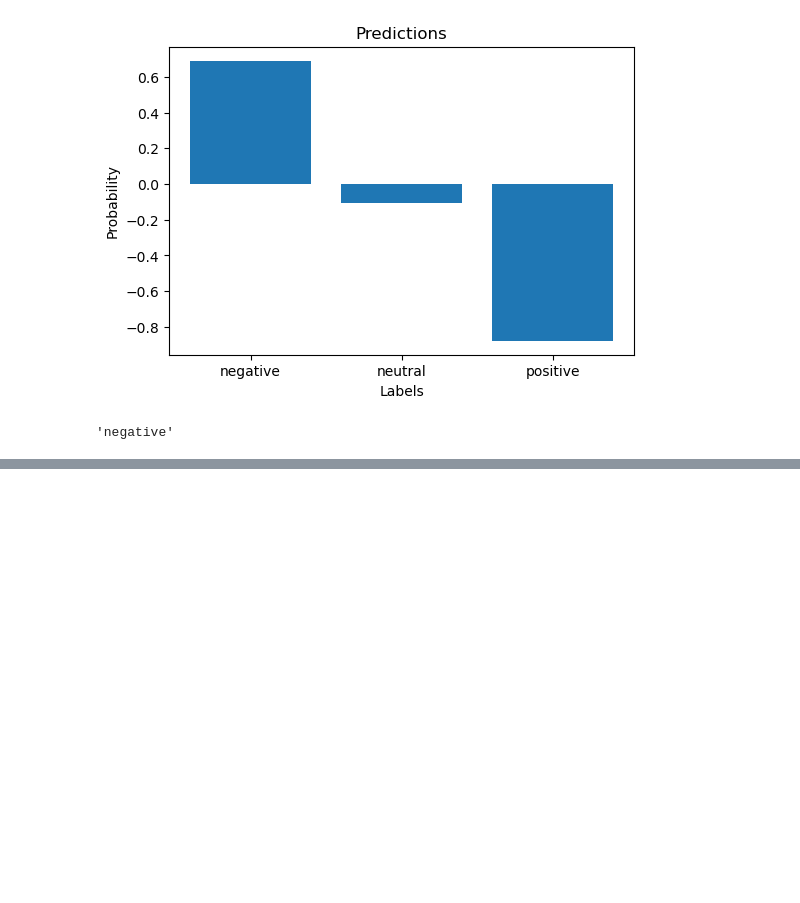
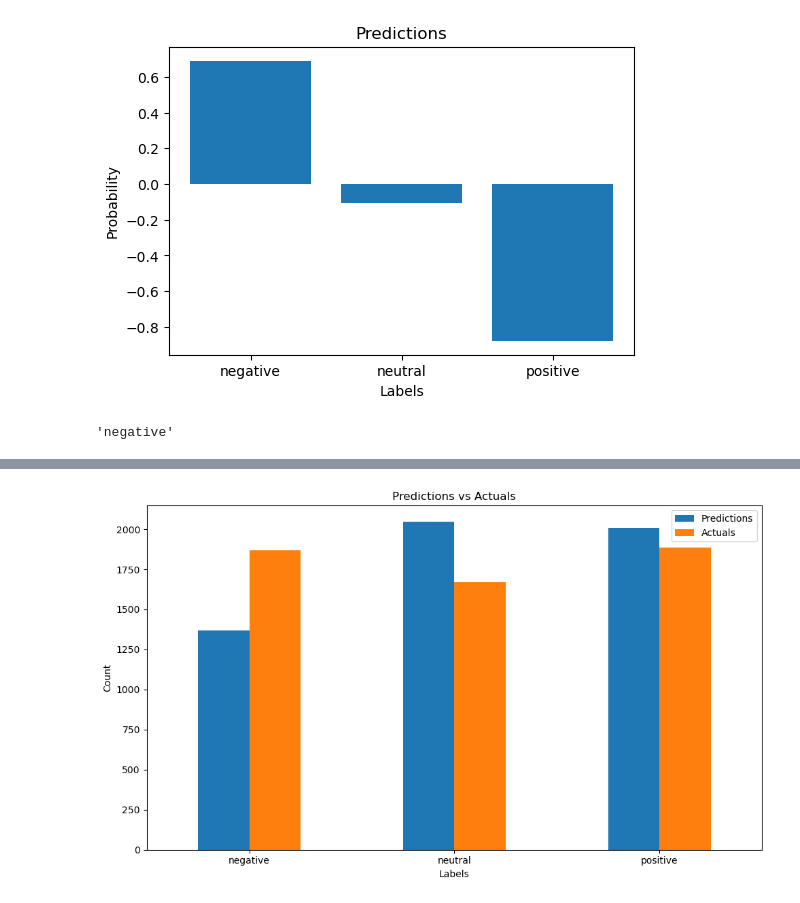
Before and after one commit to jbeno/sentiment, a Jupyter notebook: test.ipynb, the cells around one changed output, grey strips where cells are left out. Saved outputs shown, nothing was run; the diff lists cells and outputs as text; code cells hidden in the pictures; blank space fills up the shorter version.

```diff
--- a/test.ipynb
+++ b/test.ipynb
@@ -387,3 +416,5 @@ classify_text("The pizza was so bland.", plot=True)
 # %% [output]
 [figure]
 'negative'
+# %%
+merged_preds = pd.read_csv('saves/predictions_20240813-062055.csv', index_col=None)
@@ -390,3 +430,21 @@ classify_text("The pizza was so bland.", plot=True)
+# %%
+# Count the occurrences of each unique value in the 'preds_labels' and 'y_dev' columns
+merged_prediction_counts = merged_preds['preds_labels'].value_counts()
+merged_actual_counts = merged_preds['y_dev'].value_counts()
+
+# Combine the counts into a single DataFrame
+merged_comparison_df = pd.DataFrame({'Predictions': merged_prediction_counts, 'Actuals': merged_actual_counts}).fillna(0)
+
+# Plot the combined DataFrame using a bar chart
+merged_comparison_df.plot(kind='bar', figsize=(10, 6))
+plt.title('Predictions vs Actuals')
+plt.xlabel('Labels')
+plt.ylabel('Count')
+plt.xticks(rotation=0)
+plt.tight_layout()
+plt.show()
+# %% [output]
+[figure, added]
 # %%
 import torch.distributed as dist
 import sys
```
Also changed, not shown: parts of 22 cells of this notebook, 4 other files.
